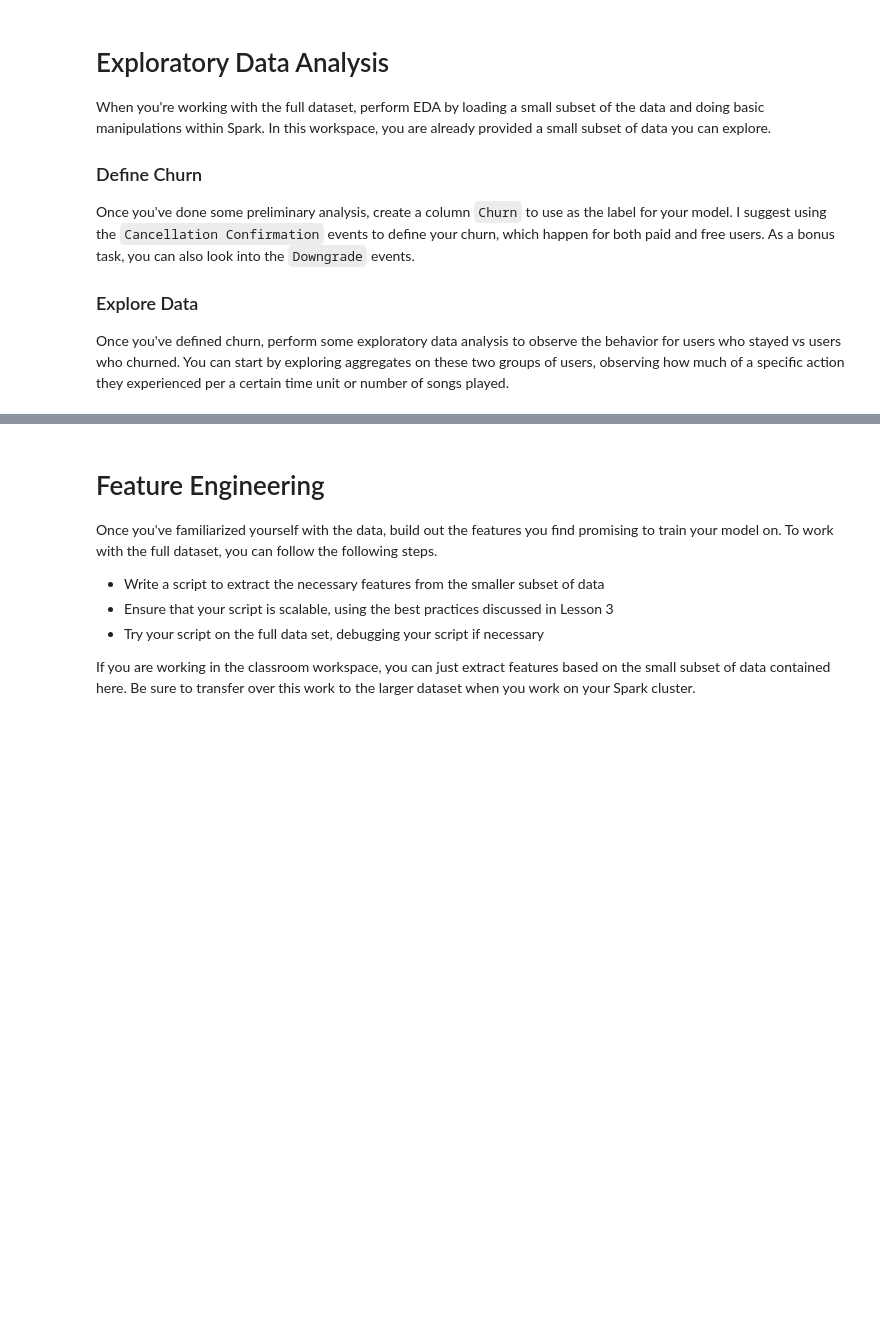
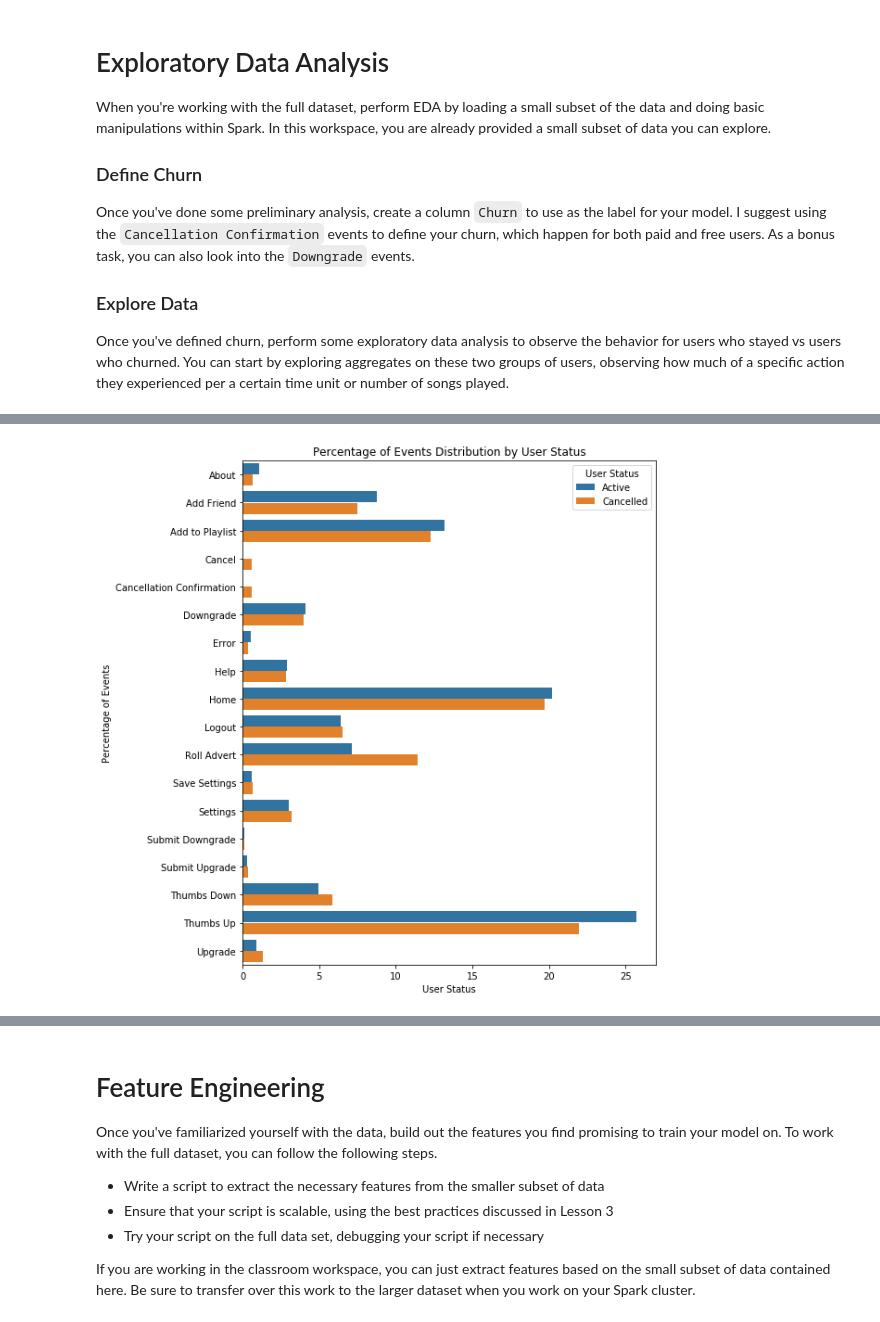
Before and after one commit to Faisal-AlDhuwayhi/Sparkify-Project, a Jupyter notebook: Sparkify.ipynb, the cells around one changed output, grey strips where cells are left out. Cells and saved outputs as stored; diff of their text form; code cells hidden in the pictures; blank space fills up the shorter version.

```diff
--- a/Sparkify.ipynb
+++ b/Sparkify.ipynb
@@ -125,0 +226,18 @@ Once you've defined churn, perform some exploratory data analysis to observe the
+# %%
+# Percentage of Events Distribution by User Status
+churn_page = df.groupby(['page','churn_phase']).count().sort(["page", "churn_phase"]).toPandas()
+## remove NextSong event since it will cover the main percetage in each churn class (0 & 1)
+churn_page = churn_page[churn_page['page'] != 'NextSong']
+churn_page = ((churn_page.groupby(['page','churn_phase']).sum()/churn_page.groupby(['churn_phase']).sum())*100) \
+            .reset_index()
+
+churn_page['churn_phase'] = churn_page['churn_phase'].replace({0:'Active', 1: 'Cancelled'})
+
+plt.figure(figsize=(8,10))
+sns.barplot(data=churn_page, x='count', y='page', hue="churn_phase")
+plt.title("Percentage of Events Distribution by User Status")
+plt.xlabel("User Status")
+plt.ylabel("Percentage of Events")
+plt.legend(title='User Status');
+# %% [output]
+[figure, added]
```
Also changed, not shown: parts of 13 cells of this notebook.
